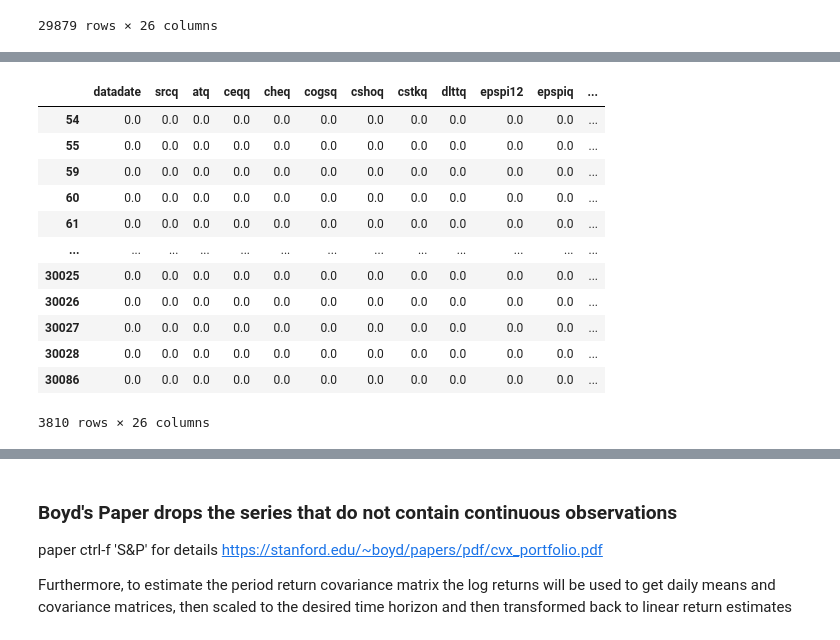
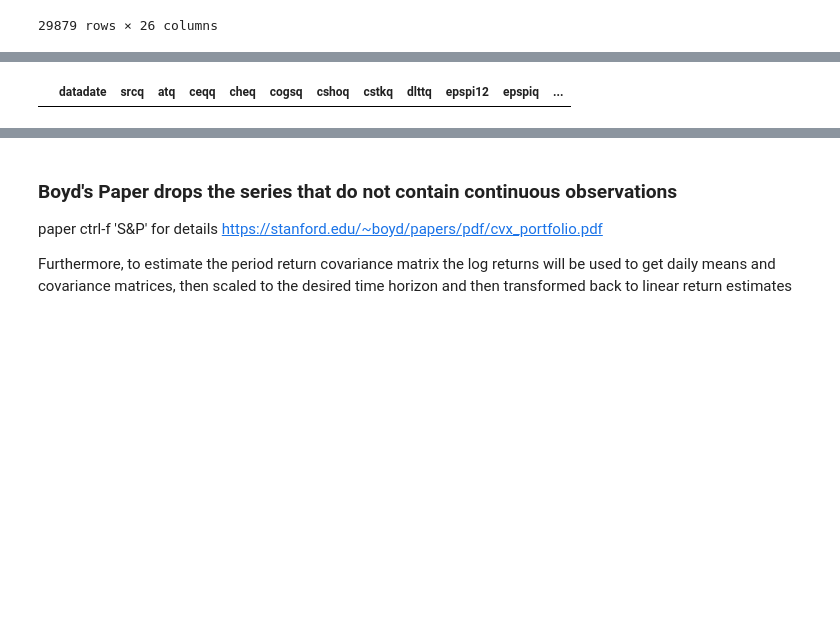
Before and after one commit to davidislip/SVM-and-MVO, a Jupyter notebook: Data_Processing.ipynb, the cells around one changed output, grey strips where cells are left out. Saved outputs shown, nothing was run; the diff lists cells and outputs as text; code cells hidden in the pictures; blank space fills up the shorter version.

```diff
--- a/Data_Processing.ipynb
+++ b/Data_Processing.ipynb
@@ -73,6 +74,6 @@ sp = pd.read_csv('gdrive/My Drive/Colab Notebooks/ECE 1505 Project/S&P500-Symbol
 # %%
 #### Investigate Missing Values
-data = pd.read_pickle("gdrive/My Drive/Colab Notebooks/SVM MVO/stocks.pkl")
+data = pd.read_pickle("gdrive/My Drive/Colab Notebooks/SVM MVO/DATA/STOCKS.pkl")
 plt.figure(figsize = FigSize)
 plt.imshow(data['Adj Close'].isna().astype(int),aspect='auto');
 # %% [output]
@@ -104,5 +105,5 @@ pd.Series(P.columns).to_csv('gdrive/My Drive/Colab Notebooks/SVM MVO/wrds_ticker
 # %%
-wrds = pd.read_csv('gdrive/My Drive/Colab Notebooks/SVM MVO/WRDS_OUT.csv')
+wrds = pd.read_csv('gdrive/My Drive/Colab Notebooks/SVM MVO/DATA/WRDS_OUT.csv')
 plt.figure(figsize=FigSize)
 plt.imshow(wrds.isna().astype(int),aspect='auto');
 wrds.head()
@@ -269,7 +271,7 @@ from sklearn.impute import KNNImputer
 imputer = KNNImputer(n_neighbors=2, weights="uniform")
 numerics = ['int16', 'int32', 'int64', 'float16', 'float32', 'float64']
 Y = wrds4.select_dtypes(include=numerics)
-wrds5 = wrds4.copy(deep=True)
+wrds_compare = wrds4.copy(deep=True)
 imputer.fit_transform(Y.values)
 Y_cleaned = imputer.transform(Y.values)
 # %%
@@ -302,20 +307,8 @@ See the caveats in the documentation: https://pandas.pydata.org/pandas-docs/stab
 [figure]
 # %%
 y4 = wrds4.select_dtypes(include=numerics)
-y5 = wrds5.select_dtypes(include=numerics)
-diff = y4 - y5
-diff[(~(y4 == y5)).any(axis = 1)]
+ycompare = wrds_compare.select_dtypes(include=numerics)
+diff = y4 - ycompare
+diff[(~(y4 == ycompare)).any(axis = 1)]
 # %% [output]
 |  | datadate | srcq | atq | ceqq | cheq | cogsq | cshoq | cstkq | dlttq | epspi12 | epspiq | ... |
-| 54 | 0.0 | 0.0 | 0.0 | 0.0 | 0.0 | 0.0 | 0.0 | 0.0 | 0.0 | 0.0 | 0.0 | ... |
-| 55 | 0.0 | 0.0 | 0.0 | 0.0 | 0.0 | 0.0 | 0.0 | 0.0 | 0.0 | 0.0 | 0.0 | ... |
-| 59 | 0.0 | 0.0 | 0.0 | 0.0 | 0.0 | 0.0 | 0.0 | 0.0 | 0.0 | 0.0 | 0.0 | ... |
-| 60 | 0.0 | 0.0 | 0.0 | 0.0 | 0.0 | 0.0 | 0.0 | 0.0 | 0.0 | 0.0 | 0.0 | ... |
-| 61 | 0.0 | 0.0 | 0.0 | 0.0 | 0.0 | 0.0 | 0.0 | 0.0 | 0.0 | 0.0 | 0.0 | ... |
-| ... | ... | ... | ... | ... | ... | ... | ... | ... | ... | ... | ... | ... |
-| 30025 | 0.0 | 0.0 | 0.0 | 0.0 | 0.0 | 0.0 | 0.0 | 0.0 | 0.0 | 0.0 | 0.0 | ... |
-| 30026 | 0.0 | 0.0 | 0.0 | 0.0 | 0.0 | 0.0 | 0.0 | 0.0 | 0.0 | 0.0 | 0.0 | ... |
-| 30027 | 0.0 | 0.0 | 0.0 | 0.0 | 0.0 | 0.0 | 0.0 | 0.0 | 0.0 | 0.0 | 0.0 | ... |
-| 30028 | 0.0 | 0.0 | 0.0 | 0.0 | 0.0 | 0.0 | 0.0 | 0.0 | 0.0 | 0.0 | 0.0 | ... |
-| 30086 | 0.0 | 0.0 | 0.0 | 0.0 | 0.0 | 0.0 | 0.0 | 0.0 | 0.0 | 0.0 | 0.0 | ... |
-3810 rows × 26 columns
```
Also changed, not shown: parts of 27 cells of this notebook.
